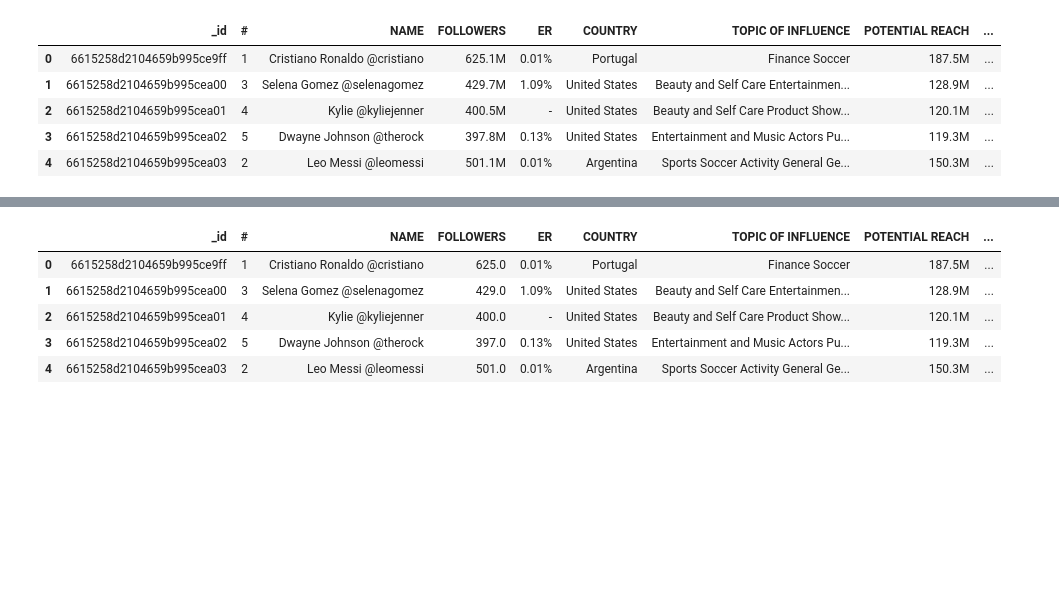
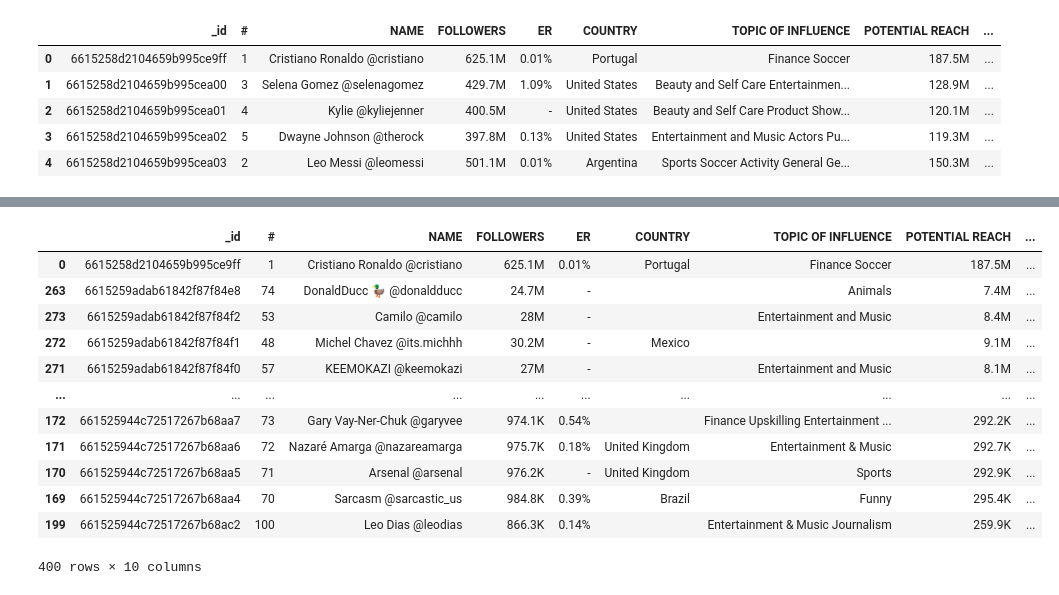
Before and after one commit to htojyy/proj-3-grp-4, a Jupyter notebook: Top100_Influencers.ipynb, the cells around one changed output, grey strips where cells are left out. Saved outputs shown, nothing was run; the diff lists cells and outputs as text; code cells hidden in the pictures; blank space fills up the shorter version.

```diff
--- a/Top100_Influencers.ipynb
+++ b/Top100_Influencers.ipynb
@@ -70,19 +92,20 @@ socials_df.tail()
-# %%
-# https://pandas.pydata.org/docs/reference/api/pandas.Series.str.replace.html
-# regex_pat = r"(/[^0-9,.]+/g)"
-# socials_df['FOLLOWERS'] = socials_df['FOLLOWERS'].str.replace(regex_pat, '', regex=True).astype(float)
-
-# remove keep numbers only
-# UP TO HERE - need to find correct regex pattern to get decimals
-socials_df['FOLLOWERS'] = socials_df['FOLLOWERS'].str.extract('(\d+)').astype(float)
-socials_df.head()
-# %% [output]
-|  | _id | # | NAME | FOLLOWERS | ER | COUNTRY | TOPIC OF INFLUENCE | POTENTIAL REACH | ... |
-| 0 | 6615258d2104659b995ce9ff | 1 | Cristiano Ronaldo @cristiano | 625.0 | 0.01% | Portugal | Finance Soccer | 187.5M | ... |
-| 1 | 6615258d2104659b995cea00 | 3 | Selena Gomez @selenagomez | 429.0 | 1.09% | United States | Beauty and Self Care Entertainmen... | 128.9M | ... |
-| 2 | 6615258d2104659b995cea01 | 4 | Kylie @kyliejenner | 400.0 | - | United States | Beauty and Self Care Product Show... | 120.1M | ... |
-| 3 | 6615258d2104659b995cea02 | 5 | Dwayne Johnson @therock | 397.0 | 0.13% | United States | Entertainment and Music Actors Pu... | 119.3M | ... |
-| 4 | 6615258d2104659b995cea03 | 2 | Leo Messi @leomessi | 501.0 | 0.01% | Argentina | Sports Soccer Activity General Ge... | 150.3M | ... |
-# %%
-socials_df['POTENTIAL REACH'] = socials_df['POTENTIAL REACH'].str.replace('M', '').astype(float)
-socials_df.head()
+# %%
+# if string contains character then create a new column
+# https://stackoverflow.com/questions/59652820/create-new-column-if-dataframe-contains-specific-string
+socials_df["Units_followers"] = socials_df["FOLLOWERS"].str.extract("(K|M)")[0]
+socials_df.tail()
+socials_df.sort_values('Units_followers', ascending=False)
+# %% [output]
+|  | _id | # | NAME | FOLLOWERS | ER | COUNTRY | TOPIC OF INFLUENCE | POTENTIAL REACH | ... |
+| 0 | 6615258d2104659b995ce9ff | 1 | Cristiano Ronaldo @cristiano | 625.1M | 0.01% | Portugal | Finance Soccer | 187.5M | ... |
+| 263 | 6615259adab61842f87f84e8 | 74 | DonaldDucc 🦆 @donaldducc | 24.7M | - |  | Animals | 7.4M | ... |
+| 273 | 6615259adab61842f87f84f2 | 53 | Camilo @camilo | 28M | - |  | Entertainment and Music | 8.4M | ... |
+| 272 | 6615259adab61842f87f84f1 | 48 | Michel Chavez @its.michhh | 30.2M | - | Mexico |  | 9.1M | ... |
+| 271 | 6615259adab61842f87f84f0 | 57 | KEEMOKAZI @keemokazi | 27M | - |  | Entertainment and Music | 8.1M | ... |
+| ... | ... | ... | ... | ... | ... | ... | ... | ... | ... |
+| 172 | 661525944c72517267b68aa7 | 73 | Gary Vay-Ner-Chuk @garyvee | 974.1K | 0.54% |  | Finance Upskilling Entertainment ... | 292.2K | ... |
+| 171 | 661525944c72517267b68aa6 | 72 | Nazaré Amarga @nazareamarga | 975.7K | 0.18% | United Kingdom | Entertainment & Music | 292.7K | ... |
+| 170 | 661525944c72517267b68aa5 | 71 | Arsenal @arsenal | 976.2K | - | United Kingdom | Sports | 292.9K | ... |
+| 169 | 661525944c72517267b68aa4 | 70 | Sarcasm @sarcastic_us | 984.8K | 0.39% | Brazil | Funny | 295.4K | ... |
+| 199 | 661525944c72517267b68ac2 | 100 | Leo Dias @leodias | 866.3K | 0.14% |  | Entertainment & Music Journalism | 259.9K | ... |
+400 rows × 10 columns
```
Also changed, not shown: parts of 10 cells of this notebook, 3 other files.
